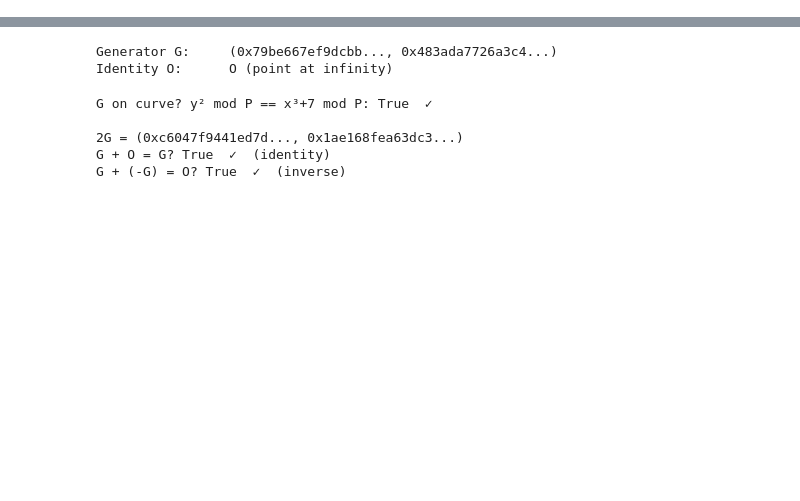
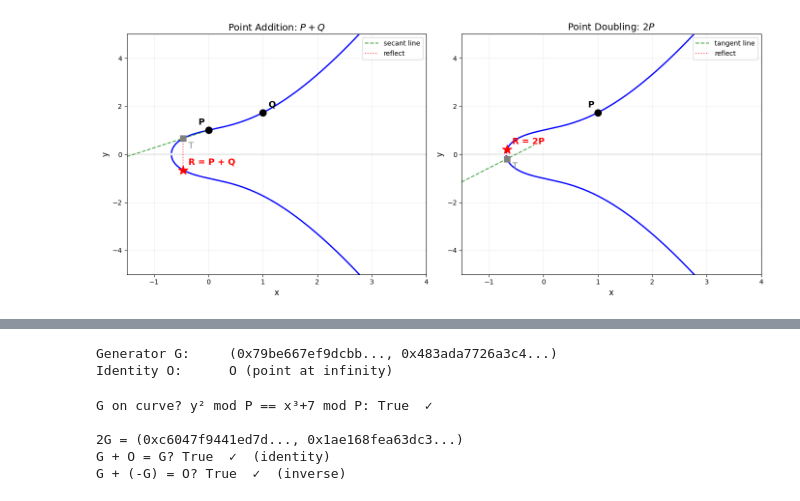
Before and after one commit to esixce/elliptic-curves, a Jupyter notebook: 03-point-operations.ipynb, the cells around one changed output, grey strips where cells are left out. Drawn from its saved outputs; the diff is of its cells as text; code cells hidden in the pictures; blank space fills up the shorter version.

```diff
--- a/03-point-operations.ipynb
+++ b/03-point-operations.ipynb
@@ -53,0 +92,97 @@ Point Addition P + Q:          Point Doubling 2P:
+# %%
+import numpy as np
+import matplotlib.pyplot as plt
+
+a_curve, b_curve = 1, 1
+
+def curve_y(x):
+    rhs = x**3 + a_curve * x + b_curve
+    mask = rhs >= 0
+    y = np.full_like(x, np.nan)
+    y[mask] = np.sqrt(rhs[mask])
+    return y
+
+def find_third_point(px, py, qx, qy):
+    """Line through P and Q intersects y^2 = x^3 + ax + b at a third point."""
+    if px == qx:
+        return None, None
+    lam = (qy - py) / (qx - px)
+    nu = py - lam * px
+    # x^3 - lam^2 * x^2 + ... = 0, roots sum to lam^2
+    rx = lam**2 - px - qx
+    ry = lam * rx + nu
+    return rx, ry
+
+# --- Two examples: Addition and Doubling ---
+fig, (ax1, ax2) = plt.subplots(1, 2, figsize=(14, 6))
+
+x_vals = np.linspace(-1.5, 4, 2000)
+y_pos = curve_y(x_vals)
+
+for ax in (ax1, ax2):
+    ax.plot(x_vals, y_pos, 'b-', linewidth=2)
+    ax.plot(x_vals, -y_pos, 'b-', linewidth=2)
+    ax.axhline(0, color='gray', linewidth=0.3)
+    ax.set_xlabel('x', fontsize=12)
+    ax.set_ylabel('y', fontsize=12)
+    ax.grid(True, alpha=0.2)
+
+# --- Left panel: P + Q ---
+Px, Py = 0.0, 1.0
+Qx, Qy = 1.0, np.sqrt(1 + 1 + 1)
+Tx, Ty = find_third_point(Px, Py, Qx, Qy)
+Rx, Ry = Tx, -Ty
+
+lam = (Qy - Py) / (Qx - Px)
+nu = Py - lam * Px
+x_line = np.linspace(-1.5, Tx + 0.5, 200)
+y_line = lam * x_line + nu
+
+ax1.plot(x_line, y_line, 'g--', linewidth=1.5, alpha=0.7, label='secant line')
+ax1.plot([Tx, Rx], [Ty, Ry], 'r:', linewidth=1.5, alpha=0.7, label='reflect')
+ax1.plot(Px, Py, 'ko', markersize=10, zorder=10)
+ax1.plot(Qx, Qy, 'ko', markersize=10, zorder=10)
+ax1.plot(Tx, Ty, 's', color='gray', markersize=9, zorder=10)
+ax1.plot(Rx, Ry, 'r*', markersize=15, zorder=10)
+ax1.annotate('P', (Px, Py), textcoords="offset points", xytext=(-15, 8), fontsize=13, fontweight='bold')
+ax1.annotate('Q', (Qx, Qy), textcoords="offset points", xytext=(8, 8), fontsize=13, fontweight='bold')
+ax1.annotate('T', (Tx, Ty), textcoords="offset points", xytext=(8, -15), fontsize=13, color='gray')
+ax1.annotate('R = P + Q', (Rx, Ry), textcoords="offset points", xytext=(8, 8), fontsize=13, fontweight='bold', color='red')
+ax1.set_title('Point Addition: $P + Q$', fontsize=14)
+ax1.set_xlim(-1.5, 4)
+ax1.set_ylim(-5, 5)
+ax1.legend(fontsize=10)
+
+# --- Right panel: 2P (doubling via tangent) ---
+Dx = 1.0
+Dy = np.sqrt(Dx**3 + a_curve * Dx + b_curve)
+# tangent slope: dy/dx from implicit differentiation: (3x^2 + a) / (2y)
+lam_d = (3 * Dx**2 + a_curve) / (2 * Dy)
+nu_d = Dy - lam_d * Dx
+Tx2 = lam_d**2 - 2 * Dx
+Ty2 = lam_d * Tx2 + nu_d
+Rx2, Ry2 = Tx2, -Ty2
+
+x_line2 = np.linspace(-1.5, Tx2 + 0.5, 200)
+y_line2 = lam_d * x_line2 + nu_d
+
+ax2.plot(x_line2, y_line2, 'g--', linewidth=1.5, alpha=0.7, label='tangent line')
+ax2.plot([Tx2, Rx2], [Ty2, Ry2], 'r:', linewidth=1.5, alpha=0.7, label='reflect')
+ax2.plot(Dx, Dy, 'ko', markersize=10, zorder=10)
+ax2.plot(Tx2, Ty2, 's', color='gray', markersize=9, zorder=10)
+ax2.plot(Rx2, Ry2, 'r*', markersize=15, zorder=10)
+ax2.annotate('P', (Dx, Dy), textcoords="offset points", xytext=(-15, 8), fontsize=13, fontweight='bold')
+ax2.annotate('T', (Tx2, Ty2), textcoords="offset points", xytext=(8, -15), fontsize=13, color='gray')
+ax2.annotate('R = 2P', (Rx2, Ry2), textcoords="offset points", xytext=(8, 8), fontsize=13, fontweight='bold', color='red')
+ax2.set_title('Point Doubling: $2P$', fontsize=14)
+ax2.set_xlim(-1.5, 4)
+ax2.set_ylim(-5, 5)
+ax2.legend(fontsize=10)
+
+plt.tight_layout()
+plt.show()
+
+print("Left:  Line through P and Q hits curve at T. Reflect T → R = P + Q.")
+print("Right: Tangent at P hits curve at T. Reflect T → R = 2P.")
+# %% [output]
+[figure, added]
```
Also changed, not shown: parts of 9 cells of this notebook.
